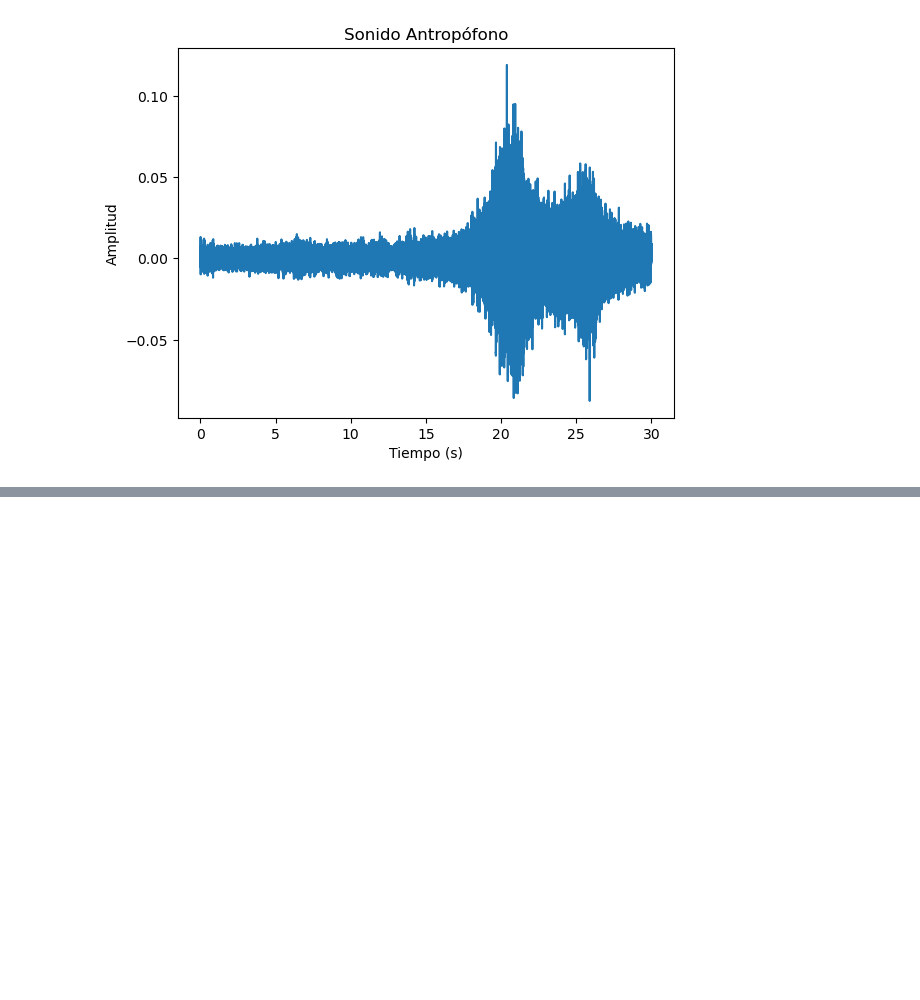
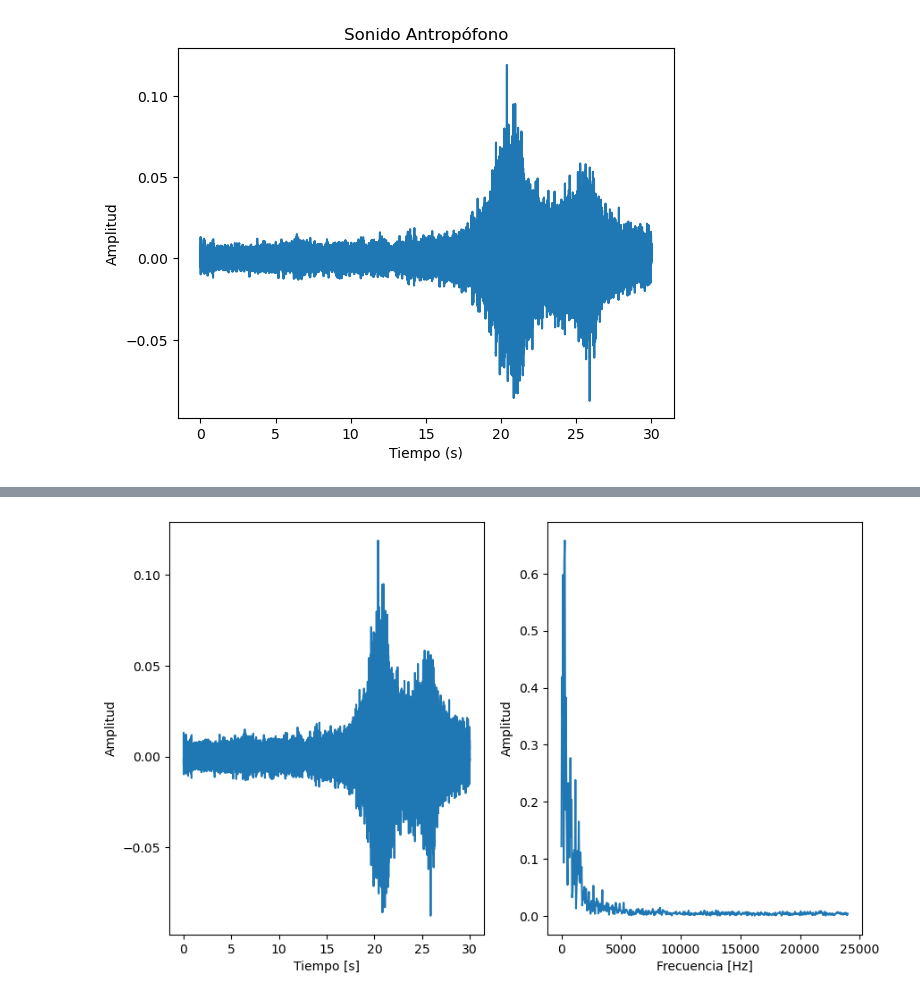
Before and after one commit to kieefman/ACUS099-Tareas, a Jupyter notebook: Tarea3/Tarea3.ipynb, the cells around one changed output, grey strips where cells are left out. Saved outputs shown, nothing was run; the diff lists cells and outputs as text; code cells hidden in the pictures; blank space fills up the shorter version.

```diff
--- a/Tarea3/Tarea3.ipynb
+++ b/Tarea3/Tarea3.ipynb
@@ -68,9 +87,9 @@ import numpy as np
 # %%
 # Sonido Antropofónico
-sig1, fs = lib.load('audios/sound_ant.wav', sr=48000)
+sig1, fs1 = lib.load('audios/sound_ant.wav', sr=48000)
 
 #Duración Señal 1
-dur_1 = sig1.size/fs
+dur_1 = sig1.size/fs1
 
 #Vector Tiempo
 t = np.linspace(0, dur_1, sig1.size)
@@ -100,0 +251,7 @@ def mat_frames(x,len_f,overlap):
+# %%
+# Plot Audio 1
+#plt_audio(sig1, fs1, {'color':'green'})
+#plt_frame(sig1, fs1, 1800)
+plt_last(sig1, fs1, 800)
+# %% [output]
+[figure, added]
```
Also changed, not shown: parts of 12 cells of this notebook, 2 other files.
